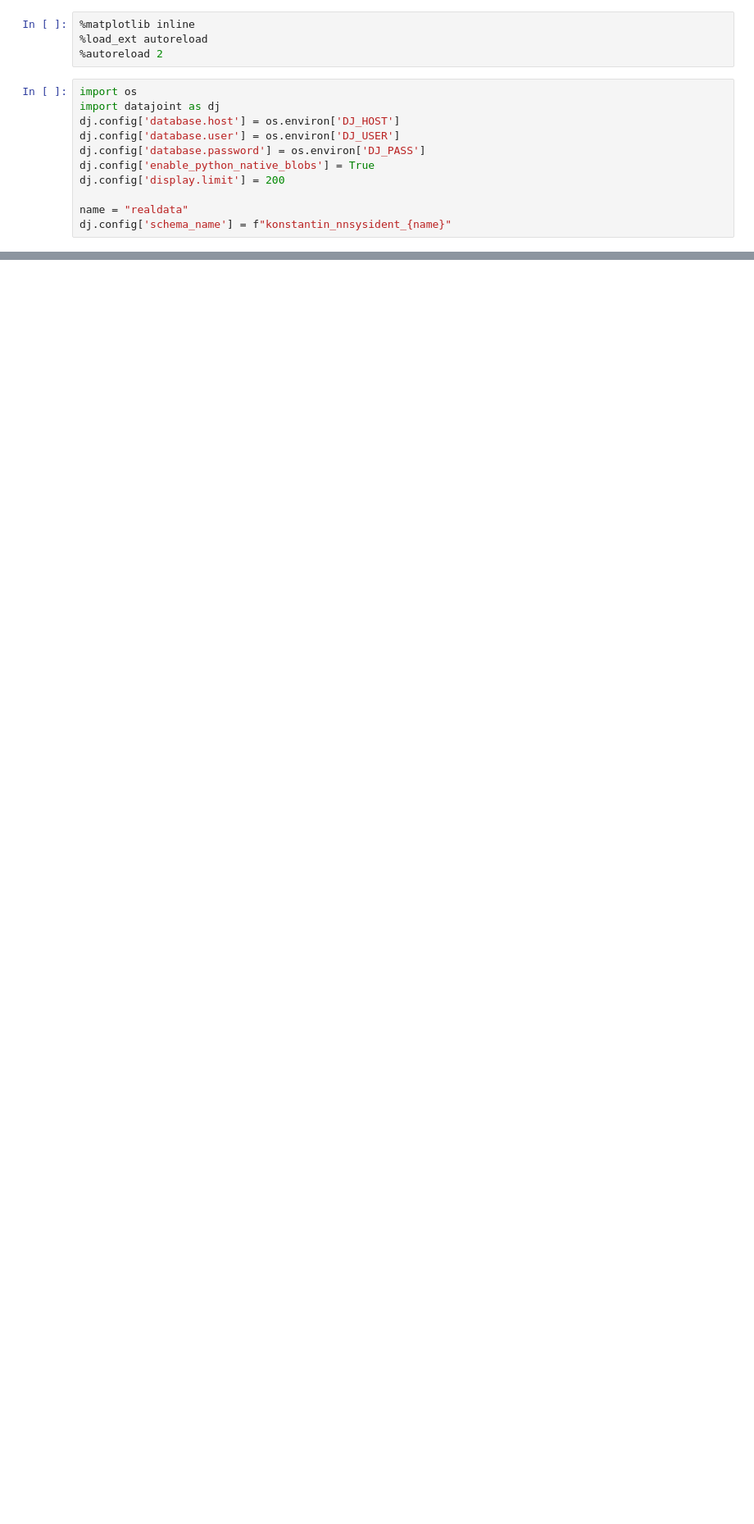
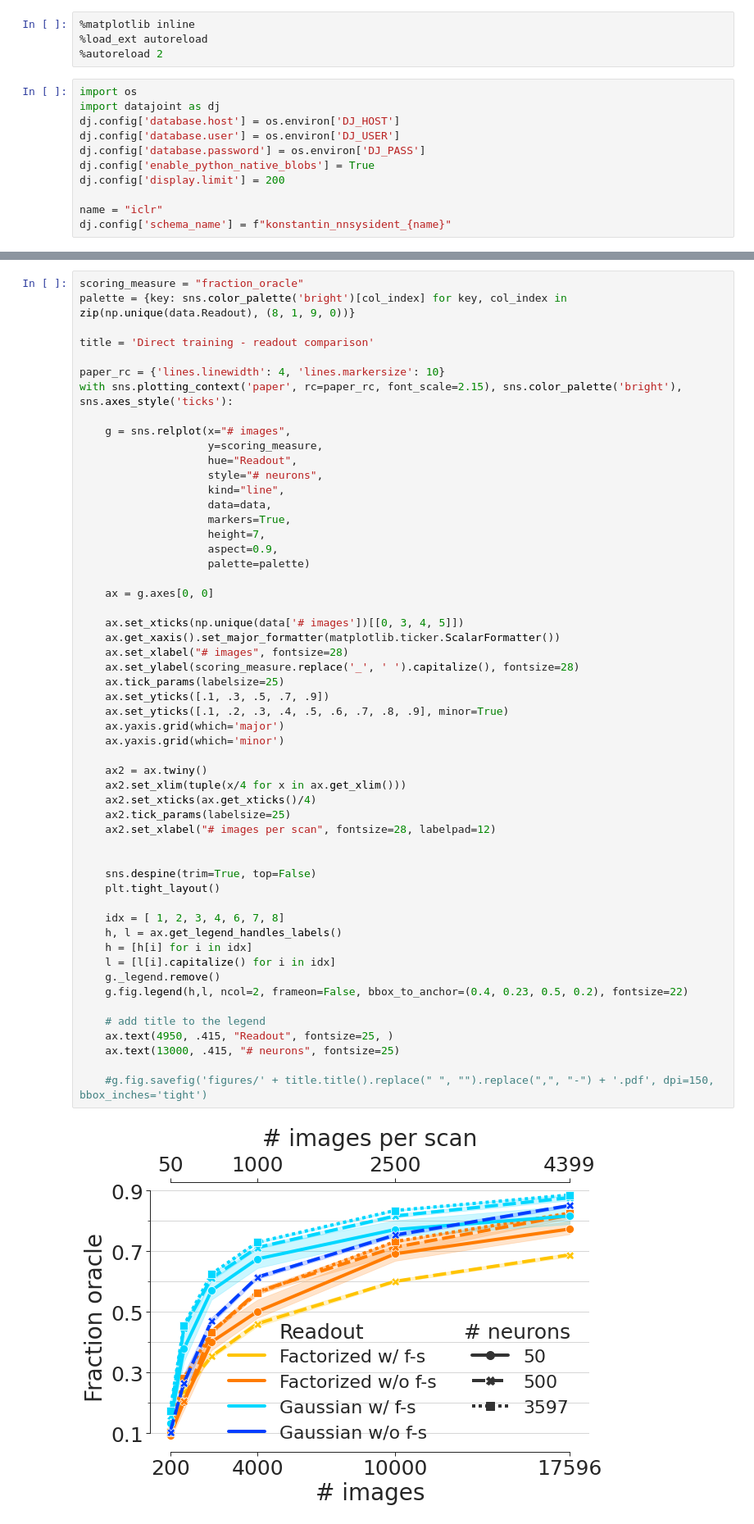
Before and after one commit to sinzlab/nnsysident, a Jupyter notebook: notebooks/Plots_real_iclr.ipynb, the cells around one changed output, grey strips where cells are left out. Shown: that part at 82% size. Saved outputs shown, nothing was run; the diff lists cells and outputs as text; blank space fills up the shorter version.

Commit message:
Get re-made notebook for ICLR figures

```diff
--- a/notebooks/Plots_real_iclr.ipynb
+++ b/notebooks/Plots_real_iclr.ipynb
@@ -11,7 +11,7 @@ dj.config['database.password'] = os.environ['DJ_PASS']
 dj.config['enable_python_native_blobs'] = True
 dj.config['display.limit'] = 200
 
-name = "realdata"
+name = "iclr"
 dj.config['schema_name'] = f"konstantin_nnsysident_{name}"
 # %%
 import torch
@@ -72,0 +98,56 @@ def get_transfer(transfer_hashes):
+# %%
+scoring_measure = "fraction_oracle"
+palette = {key: sns.color_palette('bright')[col_index] for key, col_index in zip(np.unique(data.Readout), (8, 1, 9, 0))}
+
+title = 'Direct training - readout comparison'
+
+paper_rc = {'lines.linewidth': 4, 'lines.markersize': 10}
+with sns.plotting_context('paper', rc=paper_rc, font_scale=2.15), sns.color_palette('bright'), sns.axes_style('ticks'):
+
+    g = sns.relplot(x="# images",
+                    y=scoring_measure,
+                    hue="Readout",
+                    style="# neurons",
+                    kind="line",
+                    data=data,
+                    markers=True,
+                    height=7,
+                    aspect=0.9,
+                    palette=palette)
+
+    ax = g.axes[0, 0]
+
+    ax.set_xticks(np.unique(data['# images'])[[0, 3, 4, 5]])
+    ax.get_xaxis().set_major_formatter(matplotlib.ticker.ScalarFormatter())
+    ax.set_xlabel("# images", fontsize=28)
+    ax.set_ylabel(scoring_measure.replace('_', ' ').capitalize(), fontsize=28)
+    ax.tick_params(labelsize=25)
+    ax.set_yticks([.1, .3, .5, .7, .9])
+    ax.set_yticks([.1, .2, .3, .4, .5, .6, .7, .8, .9], minor=True)
+    ax.yaxis.grid(which='major')
+    ax.yaxis.grid(which='minor')
+
+    ax2 = ax.twiny()
+    ax2.set_xlim(tuple(x/4 for x in ax.get_xlim()))
+    ax2.set_xticks(ax.get_xticks()/4)
+    ax2.tick_params(labelsize=25)
+    ax2.set_xlabel("# images per scan", fontsize=28, labelpad=12)
+
+
+    sns.despine(trim=True, top=False)
+    plt.tight_layout()
+
+    idx = [ 1, 2, 3, 4, 6, 7, 8]
+    h, l = ax.get_legend_handles_labels()
+    h = [h[i] for i in idx]
+    l = [l[i].capitalize() for i in idx]
+    g._legend.remove()
+    g.fig.legend(h,l, ncol=2, frameon=False, bbox_to_anchor=(0.4, 0.23, 0.5, 0.2), fontsize=22)
+
+    # add title to the legend
+    ax.text(4950, .415, "Readout", fontsize=25, )
+    ax.text(13000, .415, "# neurons", fontsize=25)
+
+    #g.fig.savefig('figures/' + title.title().replace(" ", "").replace(",", "-") + '.pdf', dpi=150, bbox_inches='tight')
+# %% [output]
+[figure, added]
```
Also changed, not shown: parts of 10 cells of this notebook, 1 other file.
